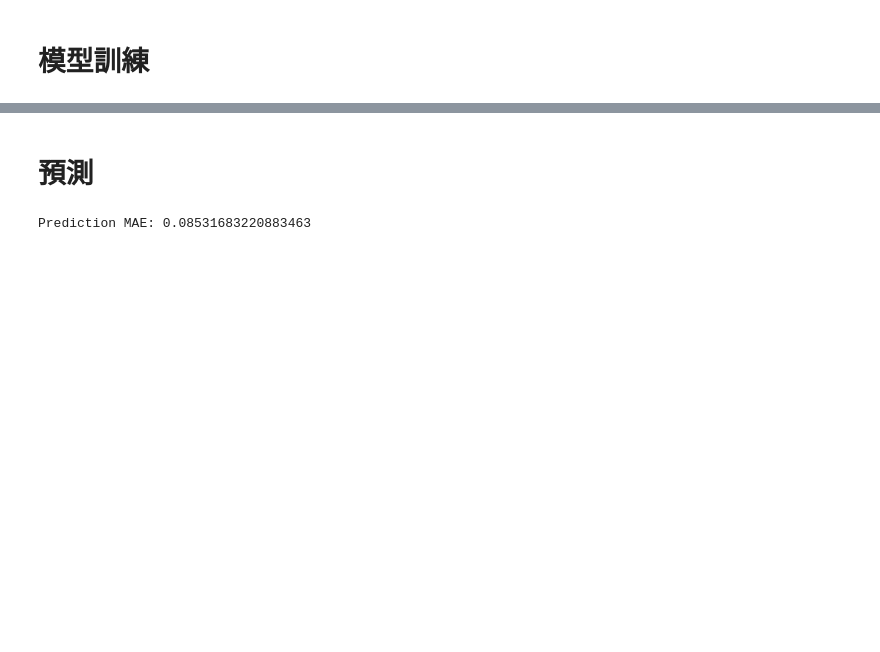
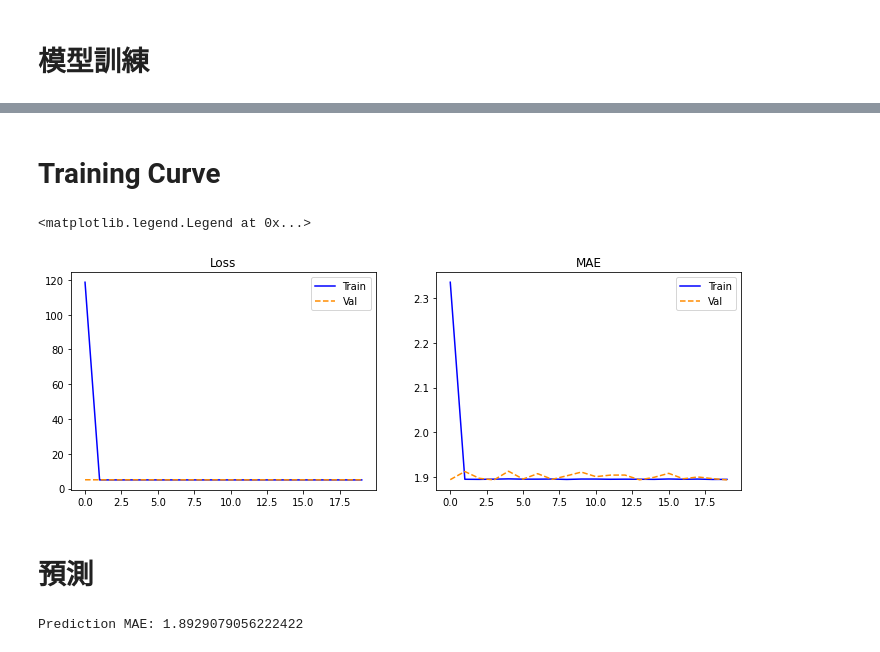
Before and after one commit to EddHuang/DeepLearningFinalProject_V2, a Jupyter notebook: predict-next-week-speed-and-add-bmi-metric.ipynb, the cells around one changed output, grey strips where cells are left out. Saved outputs shown, nothing was run; the diff lists cells and outputs as text; code cells hidden in the pictures; blank space fills up the shorter version.

```diff
--- a/predict-next-week-speed-and-add-bmi-metric.ipynb
+++ b/predict-next-week-speed-and-add-bmi-metric.ipynb
@@ -378,20 +380,3 @@ X_metric, y_metric = df_week_1_player[['age', 'x', 'y', 'dis', 'o', 'dir', 'BMI'
 X_train_metric, X_val_metric, y_train_metric, y_val_metric = train_test_split(X_metric, y_metric, test_size=0.2)
 # %% [markdown]
 # **模型訓練**
-# %%
-# Create model and model training
-def build_network_metric(input_features=None):
-    inputs = Input(shape=(input_features,), name="input")
-    x = Dense(32, activation='relu', name="hidden1")(inputs)
-    x = Dense(32, activation='relu', name="hidden2")(x)
-    x = Dense(32, activation='relu', name="hidden3")(x)
-    x = Dense(32, activation='relu', name="hidden4")(x)
-    x = Dense(16, activation='relu', name="hidden5")(x)
-    prediction = Dense(1, activation='linear', name="final")(x)
-    model = Model(inputs=inputs, outputs=prediction)
-    model.compile(optimizer='adam', loss='mean_absolute_error')
-    return model
-
-model_metric = build_network_metric(input_features=7)
-model_metric.compile(optimizer=Adam(learning_rate=0.001), loss='mean_absolute_error')
-model_metric.fit(X_train_metric, y_train_metric, batch_size=32, epochs=50, verbose=1, validation_data=(X_val_metric, y_val_metric))
@@ -421,0 +383,4 @@ X_test_metric, y_test_metric = df_week_2_player[['age', 'x', 'y', 'dis', 'o', 'd
+# %%
+model_metric = build_network(input_features=7)
+model_metric.compile(optimizer=Adam(learning_rate=0.1), loss = 'mse', metrics = ['mae'])
+train_history_metric = model_metric.fit(X_train_metric, y_train_metric, batch_size=64, epochs=20, verbose=1, validation_data=(X_val_metric, y_val_metric))
@@ -422,7 +405,34 @@ X_test_metric, y_test_metric = df_week_2_player[['age', 'x', 'y', 'dis', 'o', 'd
+# %% [markdown]
+# **Training Curve**
+# %%
+# plt.plot(train_history_metric.history['loss'])
+# plt.plot(train_history_metric.history['val_loss'])
+# plt.title('Train History')
+# plt.ylabel('loss')
+# plt.xlabel('Epoch')
+# plt.legend(['loss', 'val_loss'], loc='upper left')
+# plt.show()
+
+fig = plt.figure(figsize=(12, 4))
+
+loss_plot = fig.add_subplot(121)
+loss_plot.plot(train_history_metric.history['loss'], color='blue', label='Train')
+loss_plot.plot(train_history_metric.history['val_loss'], color='darkorange', linestyle='dashed', label='Val')
+loss_plot.title.set_text('Loss')
+loss_plot.legend()
+
+mae_plot = fig.add_subplot(122)
+mae_plot.plot(train_history_metric.history['mae'], color='blue', label='Train')
+mae_plot.plot(train_history_metric.history['val_mae'], color='darkorange', linestyle='dashed', label='Val')
+mae_plot.title.set_text('MAE')
+mae_plot.legend()
+# %% [output]
+<matplotlib.legend.Legend at 0x...>
+[figure, added]
 # %% [markdown]
 # **預測**
 # %%
 # Predict
 print("Prediction MAE: " + str(mean_absolute_error(y_test_metric, model_metric.predict(X_test_metric))))
 # %% [output]
-Prediction MAE: 0.08531683220883463
+Prediction MAE: 1.8929079056222422
```
Also changed, not shown: parts of 38 cells of this notebook.
